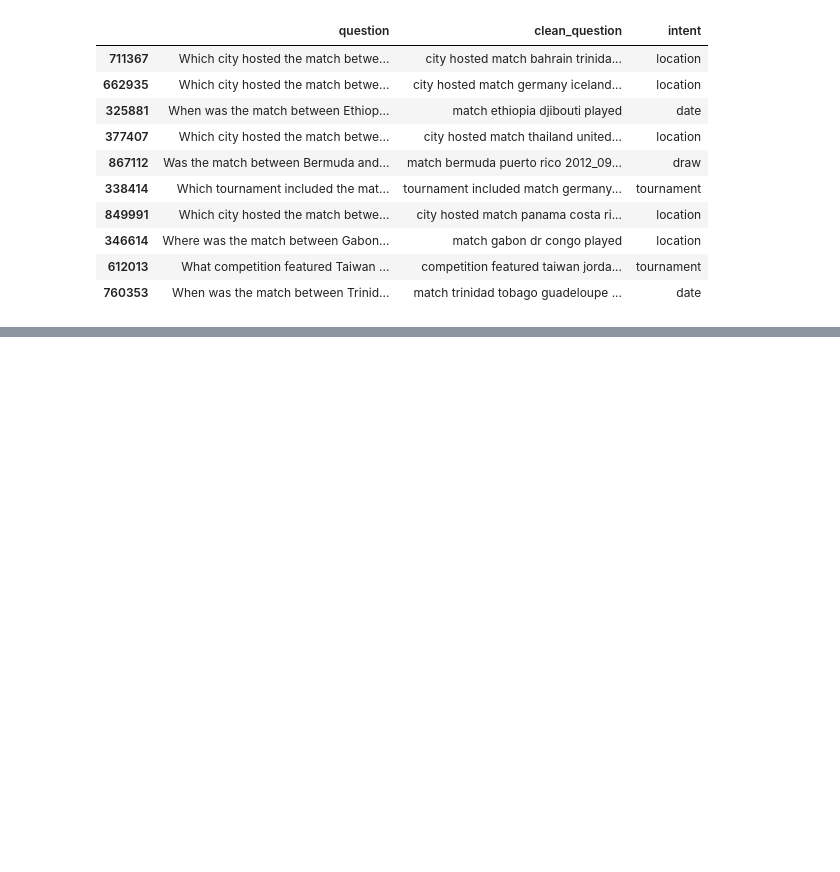
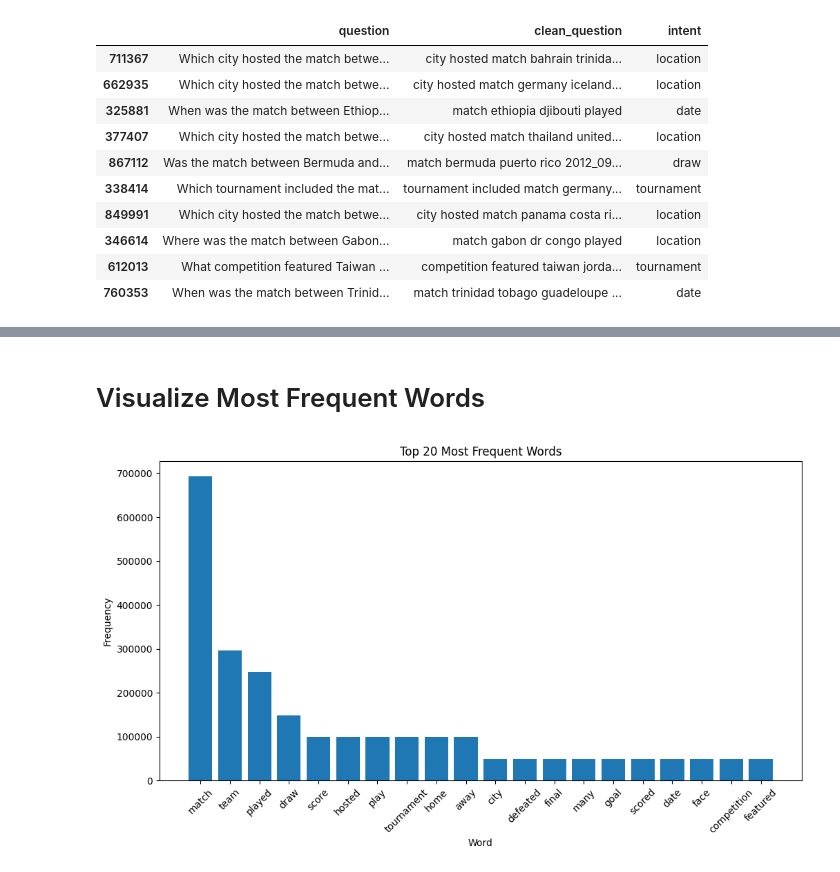
Before and after one commit to eshan14git/football-qa-nlp, a Jupyter notebook: notebooks/Disa_Football_NLQA_Project.ipynb, the cells around one changed output, grey strips where cells are left out. Drawn from its saved outputs; the diff is of its cells as text; code cells hidden in the pictures; blank space fills up the shorter version.

```diff
--- a/notebooks/Disa_Football_NLQA_Project.ipynb
+++ b/notebooks/Disa_Football_NLQA_Project.ipynb
@@ -571,0 +687,17 @@ questions_df[
+# %%
+from collections import Counter
+
+all_words = " ".join(
+    questions_df["clean_question"]
+).split()
+
+word_counts = Counter(all_words)
+
+top_words = word_counts.most_common(20)
+
+top_words_df = pd.DataFrame(
+    top_words,
+    columns=["Word", "Frequency"]
+)
+
+top_words_df
@@ -571,0 +722,21 @@ questions_df[
+# %% [markdown]
+# Visualize Most Frequent Words
+# %%
+plt.figure(figsize=(12,6))
+
+plt.bar(
+    top_words_df["Word"],
+    top_words_df["Frequency"]
+)
+
+plt.title("Top 20 Most Frequent Words")
+
+plt.xlabel("Word")
+
+plt.ylabel("Frequency")
+
+plt.xticks(rotation=45)
+
+plt.show()
+# %% [output]
+[figure, added]
```
Also changed, not shown: parts of 21 cells of this notebook.
